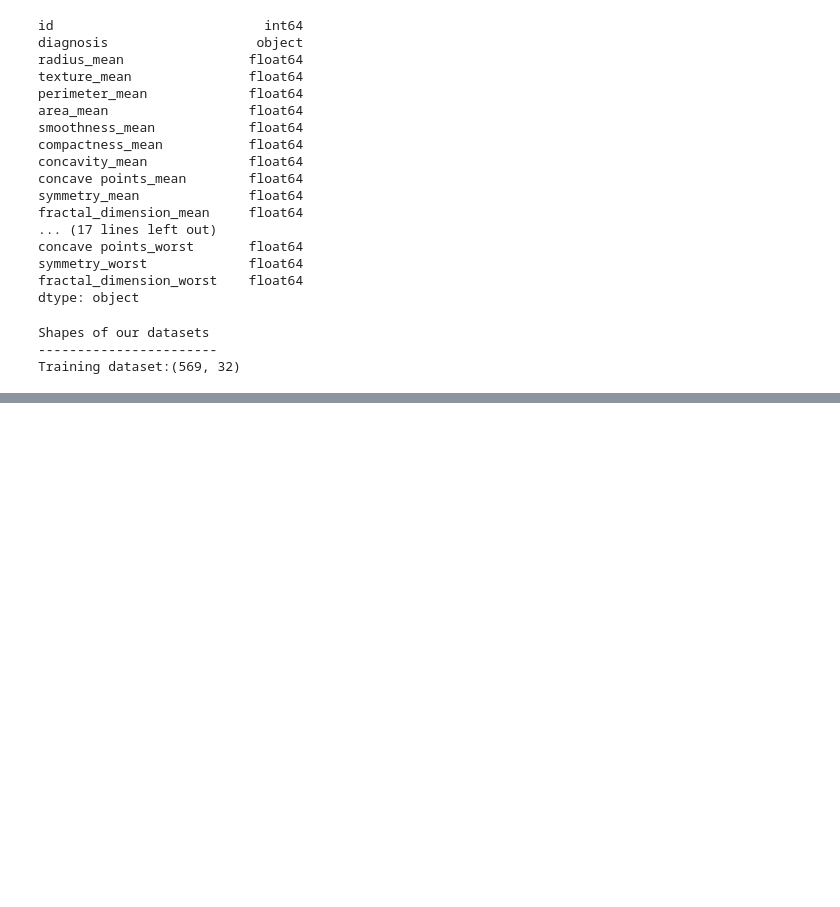
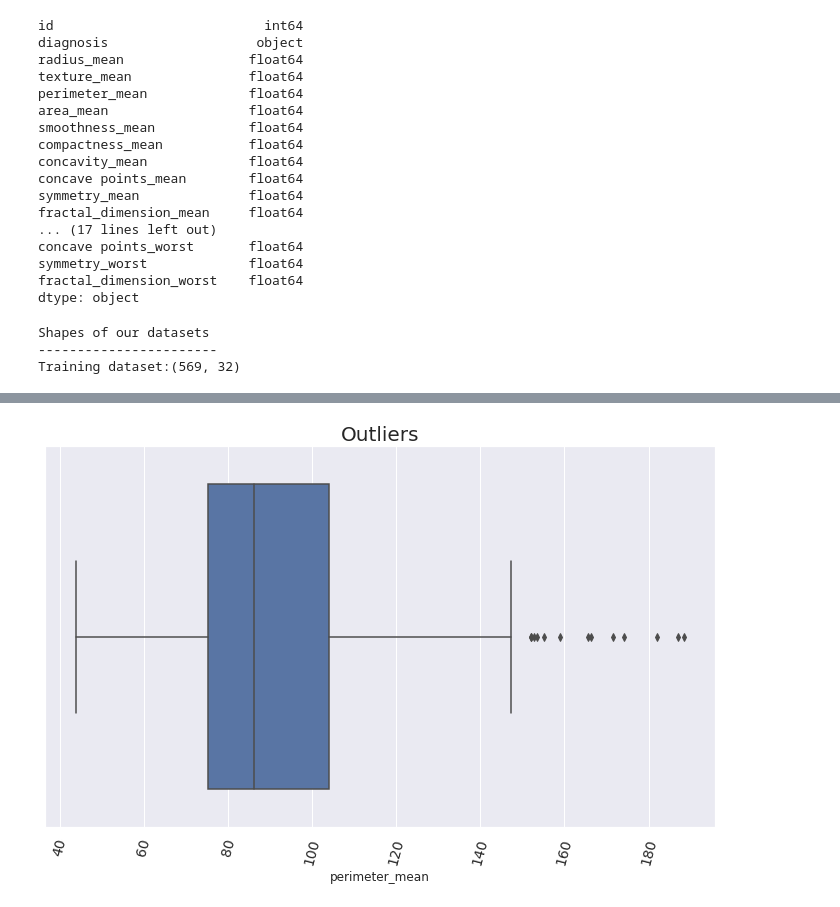
Before and after one commit to abel-blue/breastCancer-causal-Inference, a Jupyter notebook: notebooks/data_exploration.ipynb, the cells around one changed output, grey strips where cells are left out. Cells and saved outputs as stored; diff of their text form; code cells hidden in the pictures; blank space fills up the shorter version.

```diff
--- a/notebooks/data_exploration.ipynb
+++ b/notebooks/data_exploration.ipynb
@@ -128,0 +183,4 @@ Training dataset:(569, 32)
+# %%
+exploration.plot_box(train_df, 'perimeter_mean', 'Outliers')
+# %% [output]
+[figure, added]
```
Also changed, not shown: parts of 8 cells of this notebook.
